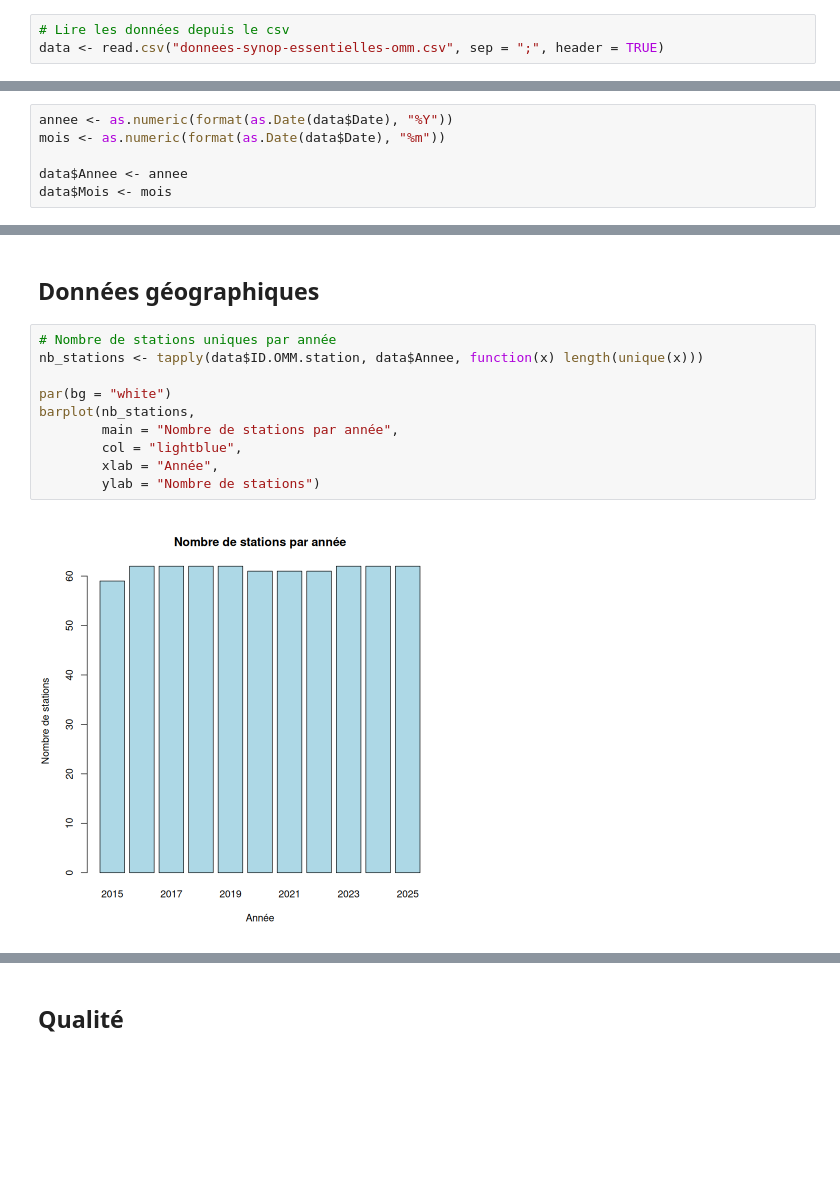
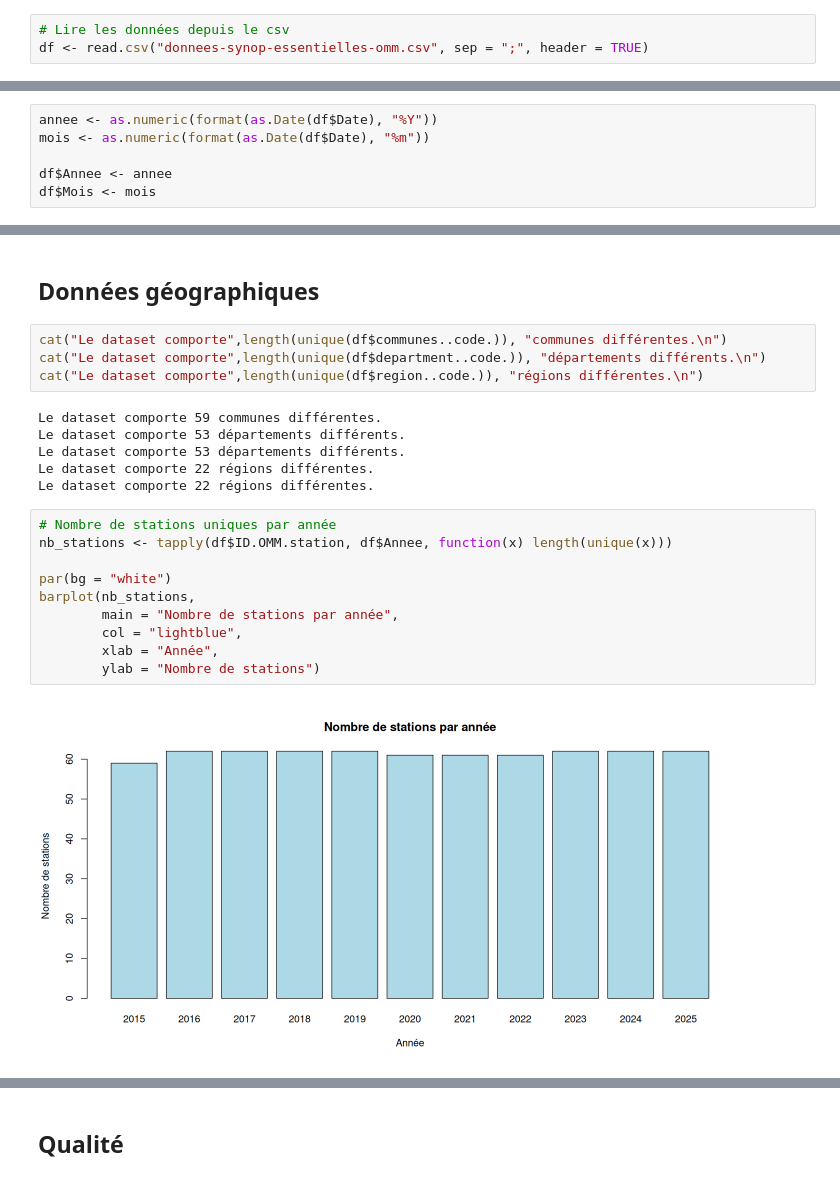
Before and after one commit to alextonon/BE_R, a Jupyter notebook: Projet_R_alex_et_audrey.ipynb, the cells around one changed output, grey strips where cells are left out. Saved outputs shown, nothing was run; the diff lists cells and outputs as text; blank space fills up the shorter version.

```diff
--- a/Projet_R_alex_et_audrey.ipynb
+++ b/Projet_R_alex_et_audrey.ipynb
@@ -27,6 +17,6 @@ Warning message in readLines("API.txt", n = 1):
 # %%
 # Lire les données depuis le csv
-data <- read.csv("donnees-synop-essentielles-omm.csv", sep = ";", header = TRUE)
+df <- read.csv("donnees-synop-essentielles-omm.csv", sep = ";", header = TRUE)
 # %% [markdown]
 ## Description quantitative des données
 # %%
@@ -44,11 +33,11 @@ Les données débutent le 2015-08-04T02:00:00+02:00 et se terminent le 2025-09-0
 ## Répartition temporelle des données
 On regarde l'étendue de nos données et les éventuels trous pour ne pas suranalyser des phénomènes plus tard (ex si on a un hiver de + dans les données, cela fausse nos moyennes de température)
 # %%
-annee <- as.numeric(format(as.Date(data$Date), "%Y"))
-mois <- as.numeric(format(as.Date(data$Date), "%m"))
+annee <- as.numeric(format(as.Date(df$Date), "%Y"))
+mois <- as.numeric(format(as.Date(df$Date), "%m"))
 
-data$Annee <- annee
-data$Mois <- mois
+df$Annee <- annee
+df$Mois <- mois
 # %%
 par(bg = "white")
 barplot(table(annee),
@@ -95,14 +85,24 @@ Cette représentation montre que les données sont globalement bien réparties s
 # %% [markdown]
 ## Données géographiques
+# %%
+cat("Le dataset comporte",length(unique(df$communes..code.)), "communes différentes.\n")
+cat("Le dataset comporte",length(unique(df$department..code.)), "départements différents.\n")
+cat("Le dataset comporte",length(unique(df$region..code.)), "régions différentes.\n")
+# %% [output]
+Le dataset comporte 59 communes différentes.
+Le dataset comporte 53 départements différents.
+Le dataset comporte 53 départements différents.
+Le dataset comporte 22 régions différentes.
+Le dataset comporte 22 régions différentes.
 # %%
 # Nombre de stations uniques par année
-nb_stations <- tapply(data$ID.OMM.station, data$Annee, function(x) length(unique(x)))
+nb_stations <- tapply(df$ID.OMM.station, df$Annee, function(x) length(unique(x)))
 
 par(bg = "white")
 barplot(nb_stations,
         main = "Nombre de stations par année",
         col = "lightblue",
         xlab = "Année",
         ylab = "Nombre de stations")
 # %% [output]
-[figure, old version]
+[figure, new version]
```
Also changed, not shown: parts of 13 cells of this notebook.
